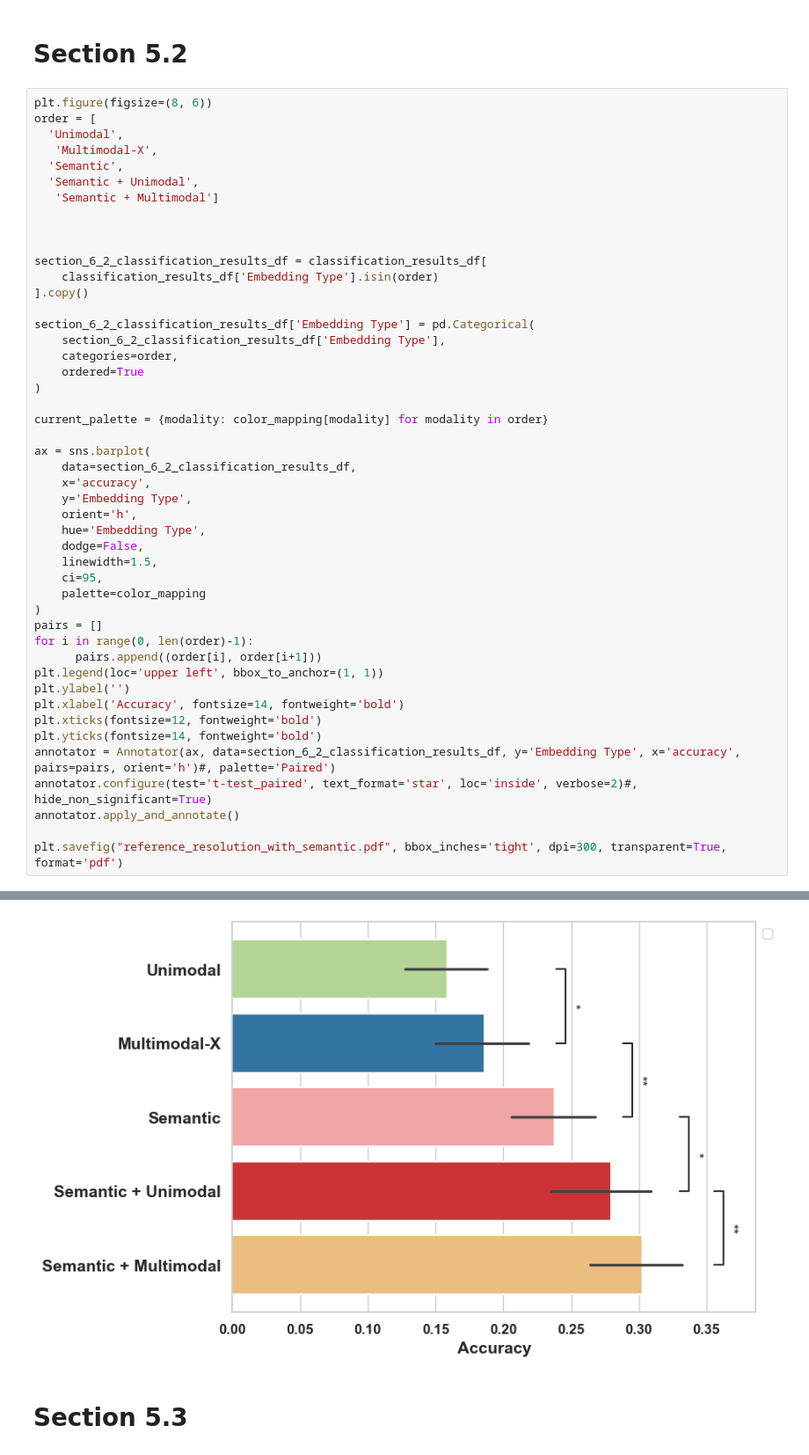
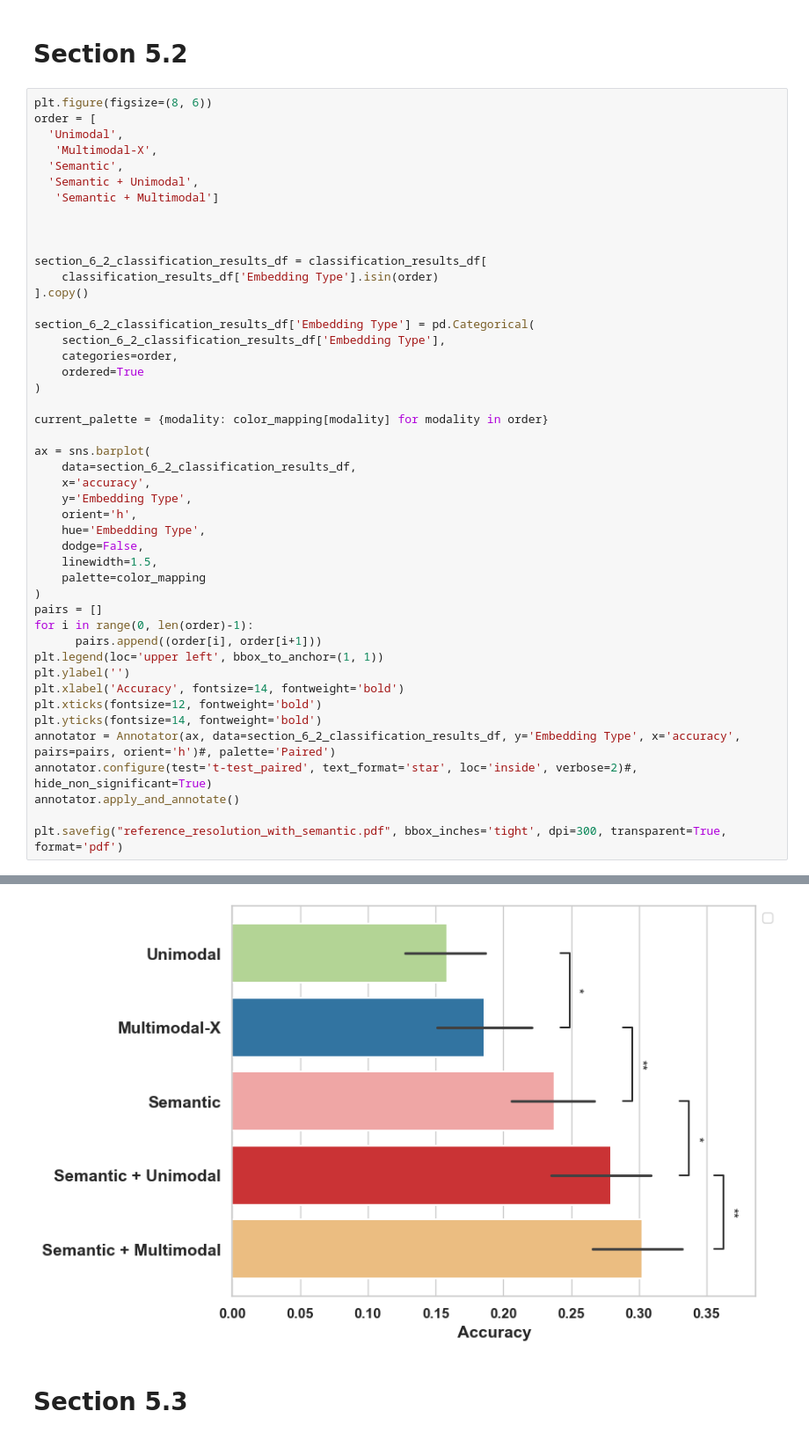
Before and after one commit to EsamGhaleb/MultimodalReferenceResolution, a Jupyter notebook: results/PaperResults.ipynb, the cells around one changed output, grey strips where cells are left out. Shown: that part at 88% size. Drawn from its saved outputs; the diff is of its cells as text.

```diff
--- a/results/PaperResults.ipynb
+++ b/results/PaperResults.ipynb
@@ -155,7 +155,6 @@ ax = sns.barplot(
     hue='Embedding Type',
     dodge=False,
     linewidth=1.5,
-    ci=95,
     palette=color_mapping
 )
 pairs = []
@@ -178,16 +174,16 @@ The `ci` parameter is deprecated. Use `errorbar=('ci', 95)` for the same effect.
 No artists with labels found to put in legend.  Note that artists whose label start with an underscore are ignored when legend() is called with no argument.
 p-value annotation legend:
       ns: 5.00e-02 < p <= 1.00e+00
        *: 1.00e-02 < p <= 5.00e-02
       **: 1.00e-03 < p <= 1.00e-02
      ***: 1.00e-04 < p <= 1.00e-03
     ****: p <= 1.00e-04
 
 Unimodal vs. Multimodal-X: t-test paired samples, P_val:1.708e-02 t=-3.511e+00
 Multimodal-X vs. Semantic: t-test paired samples, P_val:5.859e-03 t=-4.597e+00
 Semantic vs. Semantic + Unimodal: t-test paired samples, P_val:1.067e-02 t=-3.967e+00
 Semantic + Unimodal vs. Semantic + Multimodal: t-test paired samples, P_val:8.776e-03 t=-4.166e+00
-[figure, old version]
+[figure, new version]
 # %% [markdown]
 # Section 5.3
 # %%
```
Also changed, not shown: parts of 2 cells of this notebook.
